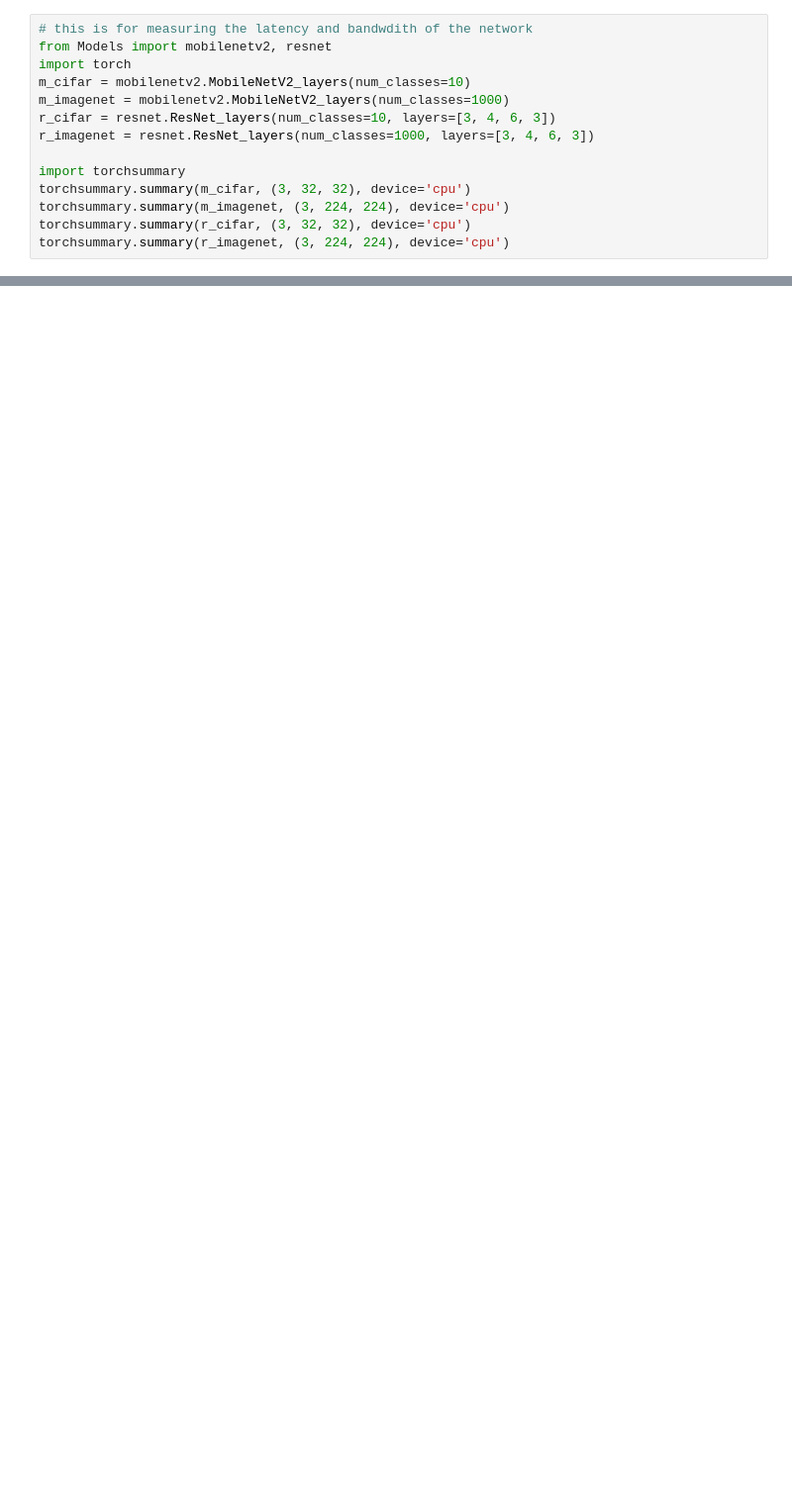
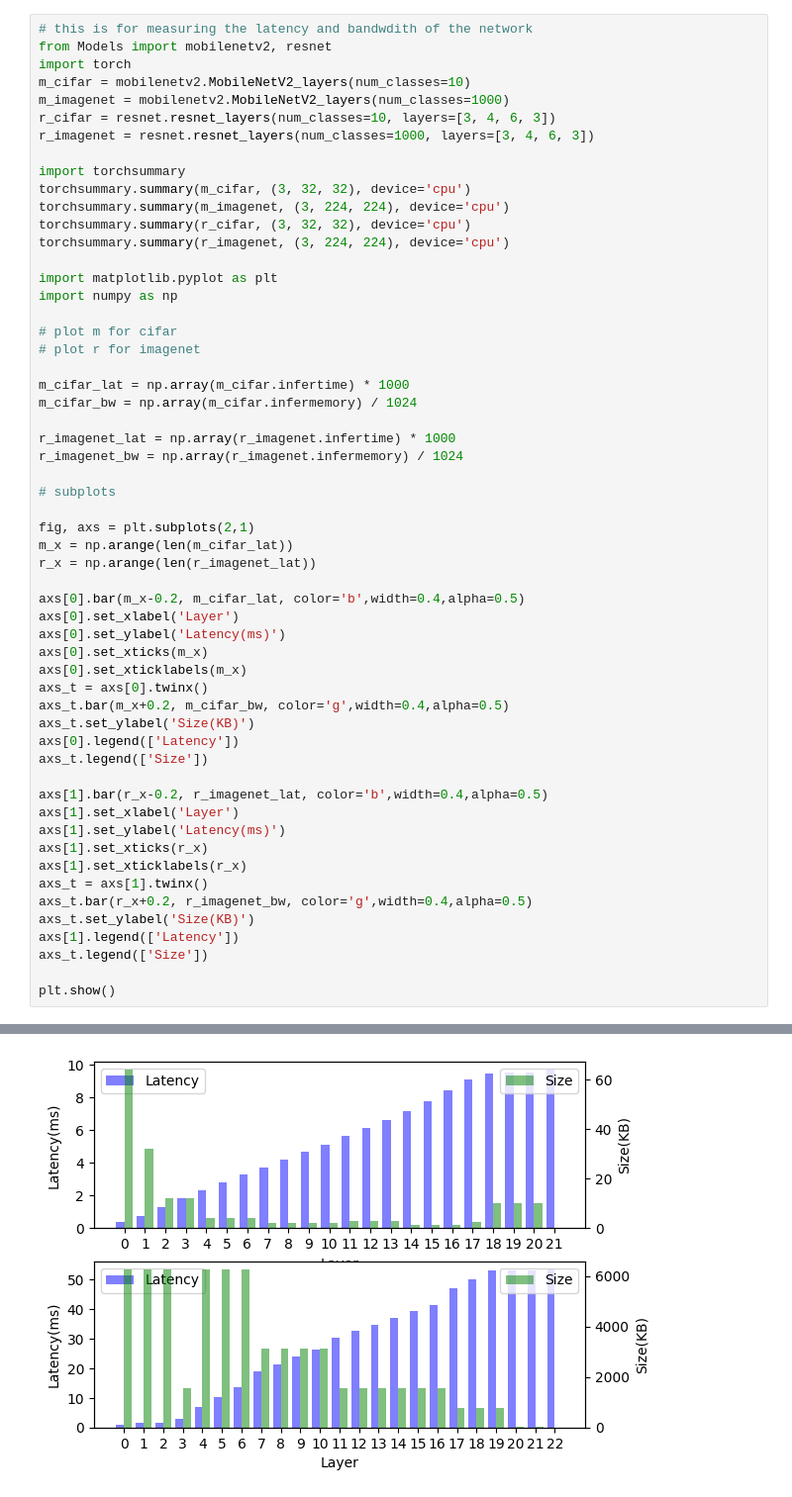
Before and after one commit to TonyPeng-2018/Adaptfilter, a Jupyter notebook: test_layer_perform.ipynb, the cells around one changed output, grey strips where cells are left out. Shown at 99% size. Saved outputs shown, nothing was run; the diff lists cells and outputs as text; blank space fills up the shorter version.

```diff
--- a/test_layer_perform.ipynb
+++ b/test_layer_perform.ipynb
@@ -4,12 +4,54 @@ from Models import mobilenetv2, resnet
 import torch
 m_cifar = mobilenetv2.MobileNetV2_layers(num_classes=10)
 m_imagenet = mobilenetv2.MobileNetV2_layers(num_classes=1000)
-r_cifar = resnet.ResNet_layers(num_classes=10, layers=[3, 4, 6, 3])
-r_imagenet = resnet.ResNet_layers(num_classes=1000, layers=[3, 4, 6, 3])
+r_cifar = resnet.resnet_layers(num_classes=10, layers=[3, 4, 6, 3])
+r_imagenet = resnet.resnet_layers(num_classes=1000, layers=[3, 4, 6, 3])
 
 import torchsummary
 torchsummary.summary(m_cifar, (3, 32, 32), device='cpu')
 torchsummary.summary(m_imagenet, (3, 224, 224), device='cpu')
 torchsummary.summary(r_cifar, (3, 32, 32), device='cpu')
 torchsummary.summary(r_imagenet, (3, 224, 224), device='cpu')
+
+import matplotlib.pyplot as plt
+import numpy as np
+
+# plot m for cifar
+# plot r for imagenet
+
+m_cifar_lat = np.array(m_cifar.infertime) * 1000
+m_cifar_bw = np.array(m_cifar.infermemory) / 1024
+
+r_imagenet_lat = np.array(r_imagenet.infertime) * 1000
+r_imagenet_bw = np.array(r_imagenet.infermemory) / 1024
+
+# subplots
+
+fig, axs = plt.subplots(2,1)
+m_x = np.arange(len(m_cifar_lat))
+r_x = np.arange(len(r_imagenet_lat))
+
+axs[0].bar(m_x-0.2, m_cifar_lat, color='b',width=0.4,alpha=0.5)
+axs[0].set_xlabel('Layer')
+axs[0].set_ylabel('Latency(ms)')
+axs[0].set_xticks(m_x)
+axs[0].set_xticklabels(m_x)
+axs_t = axs[0].twinx()
+axs_t.bar(m_x+0.2, m_cifar_bw, color='g',width=0.4,alpha=0.5)
+axs_t.set_ylabel('Size(KB)')
+axs[0].legend(['Latency'])
+axs_t.legend(['Size'])
+
+axs[1].bar(r_x-0.2, r_imagenet_lat, color='b',width=0.4,alpha=0.5)
+axs[1].set_xlabel('Layer')
+axs[1].set_ylabel('Latency(ms)')
+axs[1].set_xticks(r_x)
+axs[1].set_xticklabels(r_x)
+axs_t = axs[1].twinx()
+axs_t.bar(r_x+0.2, r_imagenet_bw, color='g',width=0.4,alpha=0.5)
+axs_t.set_ylabel('Size(KB)')
+axs[1].legend(['Latency'])
+axs_t.legend(['Size'])
+
+plt.show()
 # %% [output]
@@ -16,0 +75 @@ TypeError: ResNet_layers.__init__() missing 1 required positional argument: 'blo
+[figure, added]
```
Also changed, not shown: parts of 1 cell of this notebook, 1 other file.
